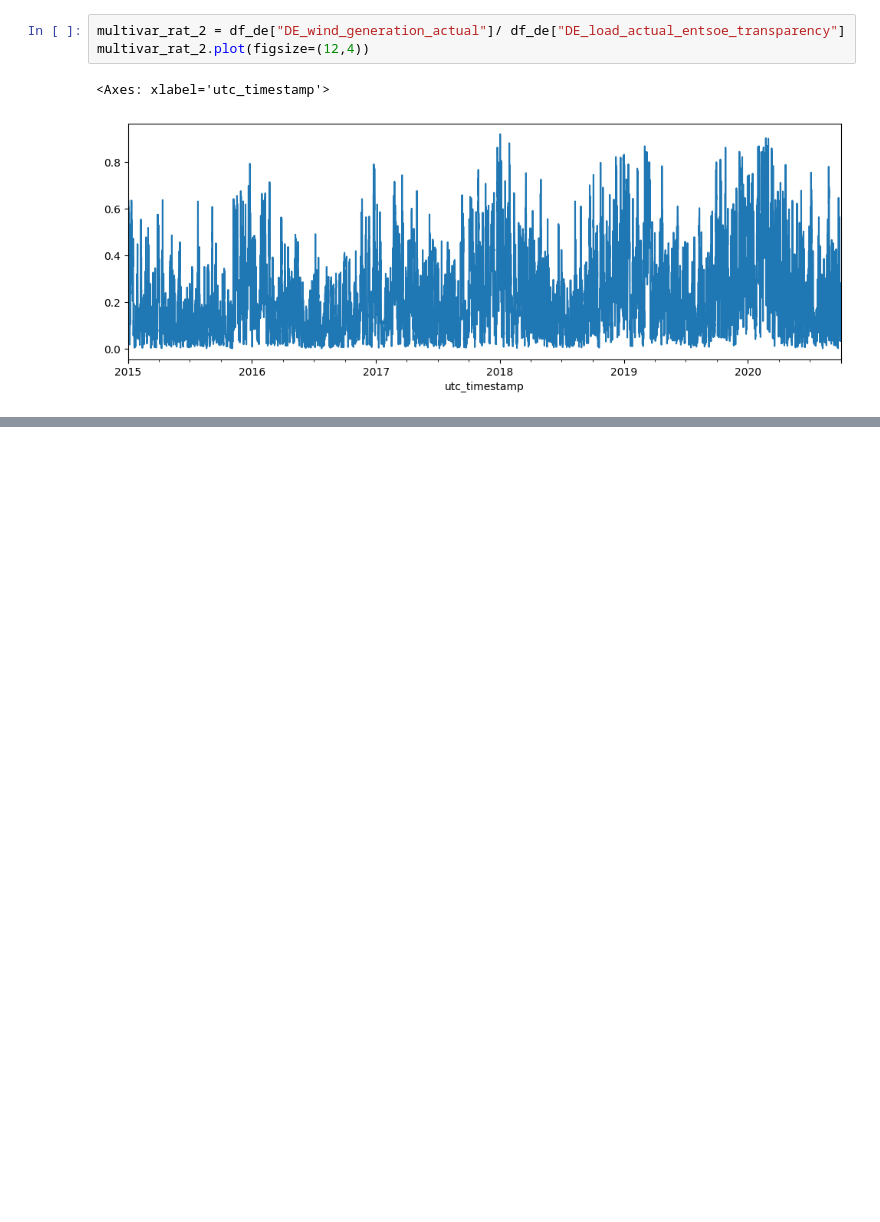
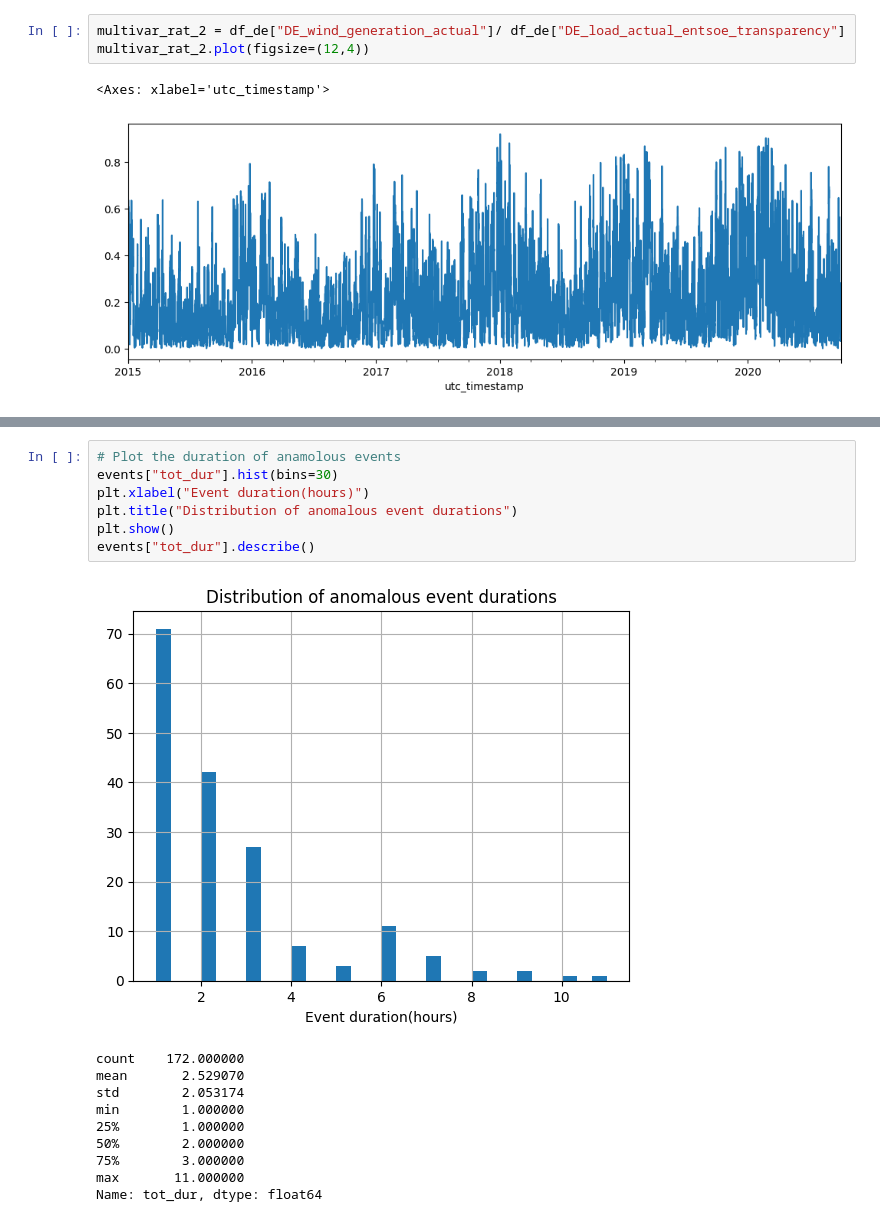
Before and after one commit to shubhambansal11-code/OPSD_Anomaly_Detection, a Jupyter notebook: notebooks/data_eda.ipynb, the cells around one changed output, grey strips where cells are left out. Cells and saved outputs as stored; diff of their text form; blank space fills up the shorter version.

```diff
--- a/notebooks/data_eda.ipynb
+++ b/notebooks/data_eda.ipynb
@@ -161,0 +192,18 @@ plt.show()
+# %%
+# Plot the duration of anamolous events
+events["tot_dur"].hist(bins=30)
+plt.xlabel("Event duration(hours)")
+plt.title("Distribution of anomalous event durations")
+plt.show()
+events["tot_dur"].describe()
+# %% [output]
+[figure, added]
+count    172.000000
+mean       2.529070
+std        2.053174
+min        1.000000
+25%        1.000000
+50%        2.000000
+75%        3.000000
+max       11.000000
+Name: tot_dur, dtype: float64
```
Also changed, not shown: parts of 8 cells of this notebook.
